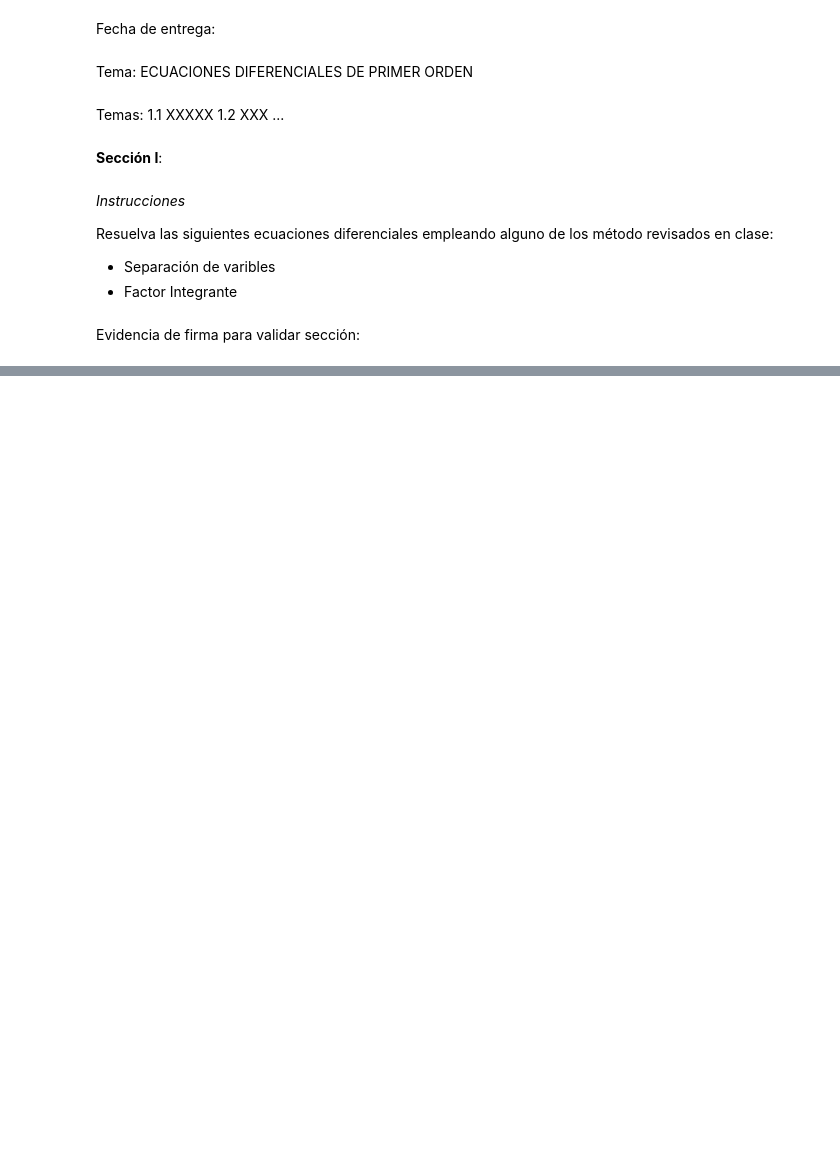
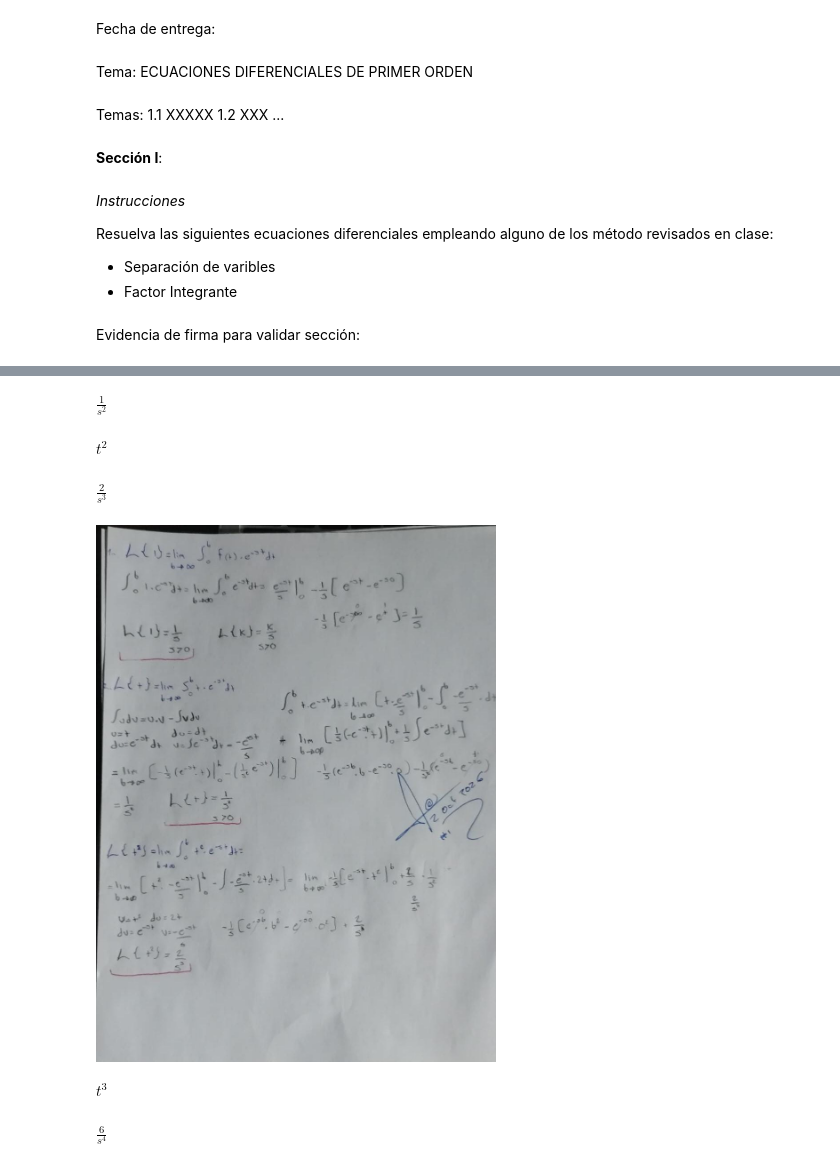
Before and after one commit to luis270-web/MAC, a Jupyter notebook: Plantilla-Problemario.ipynb, the cells around one changed output, grey strips where cells are left out. Cells and saved outputs as stored; diff of their text form; code cells hidden in the pictures; blank space fills up the shorter version.

```diff
--- a/Plantilla-Problemario.ipynb
+++ b/Plantilla-Problemario.ipynb
@@ -115,0 +66,5 @@ $$3 x \frac{d}{d x} y{\left (x \right )} - \left(x^{2} - 9\right) y{\left (x \ri
+# %%
+F = sympy.laplace_transform(f, t, s, noconds=True)
+F
+# %% [output]
+$\displaystyle \frac{1}{s^{2}}$
@@ -115,0 +81,15 @@ $$3 x \frac{d}{d x} y{\left (x \right )} - \left(x^{2} - 9\right) y{\left (x \ri
+# %%
+f = t**2
+f
+# %% [output]
+$\displaystyle t^{2}$
+# %%
+F = sympy.laplace_transform(f, t, s, noconds=True)
+F
+# %% [output]
+$\displaystyle \frac{2}{s^{3}}$
+# %%
+from IPython.display import Image
+Image(filename="img1.jpeg", width=400, height=400)
+# %% [output]
+[figure, added]
@@ -115,0 +106,10 @@ $$3 x \frac{d}{d x} y{\left (x \right )} - \left(x^{2} - 9\right) y{\left (x \ri
+# %%
+f = t**3
+f
+# %% [output]
+$\displaystyle t^{3}$
+# %%
+F = sympy.laplace_transform(f, t, s, noconds=True)
+F
+# %% [output]
+$\displaystyle \frac{6}{s^{4}}$
```
Also changed, not shown: parts of 106 cells of this notebook.
